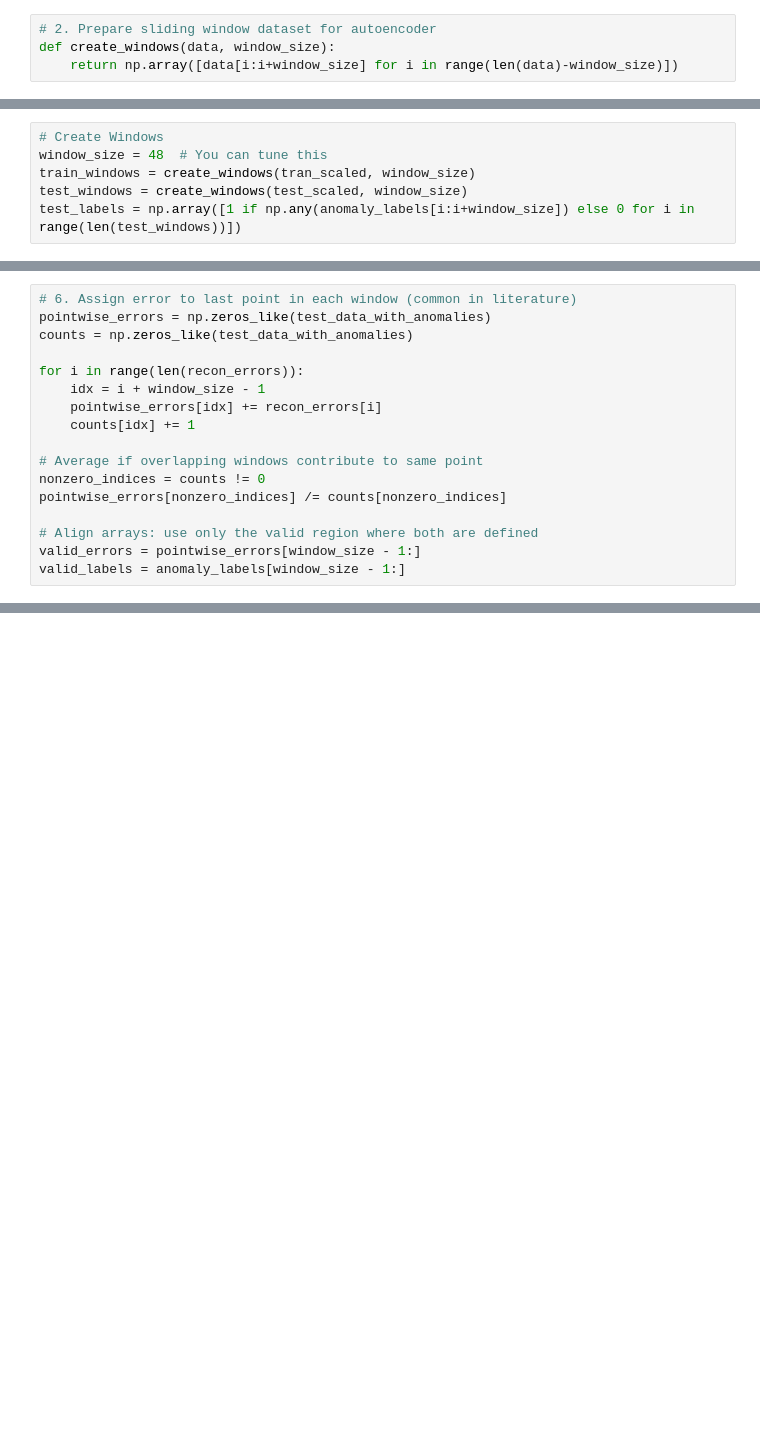
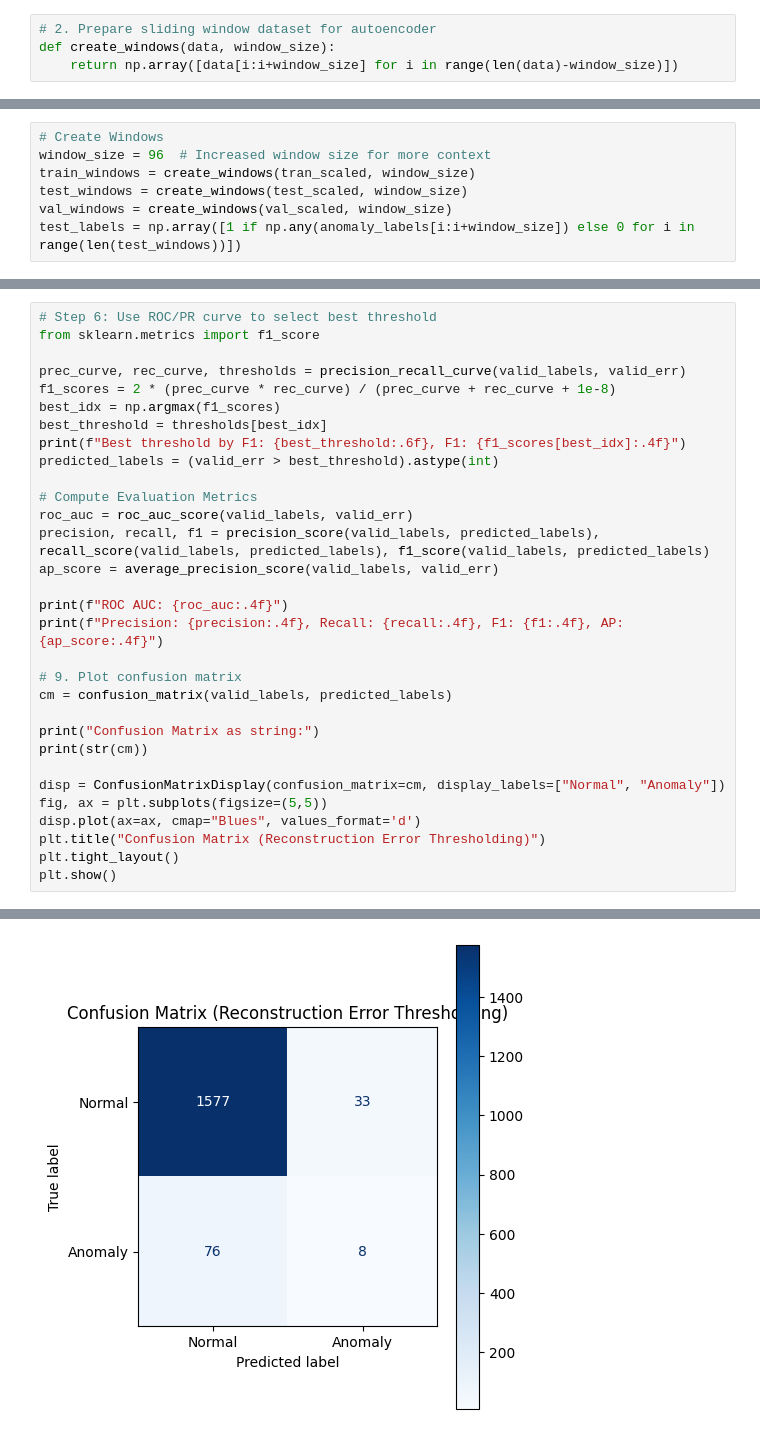
Before and after one commit to beratkaya61/iot_timeseries_machine_learning_updated, a Jupyter notebook: iot-timeseries-forecasting/updated_notebooks/2.2_lstm_autoencoder_anomaly_detect.ipynb, the cells around one changed output, grey strips where cells are left out. Drawn from its saved outputs; the diff is of its cells as text; blank space fills up the shorter version.

```diff
--- a/iot-timeseries-forecasting/updated_notebooks/2.2_lstm_autoencoder_anomaly_detect.ipynb
+++ b/iot-timeseries-forecasting/updated_notebooks/2.2_lstm_autoencoder_anomaly_detect.ipynb
@@ -65,9 +80,10 @@ tran_scaled= scaler.fit_transform(train_df["OT"].values.reshape(-1, 1)).flatten(
 test_scaled = scaler.transform(test_data_with_anomalies.reshape(-1, 1)).flatten()
 # %%
 # Create Windows
-window_size = 48  # You can tune this
+window_size = 96  # Increased window size for more context
 train_windows = create_windows(tran_scaled, window_size)
 test_windows = create_windows(test_scaled, window_size)
+val_windows = create_windows(val_scaled, window_size)
 test_labels = np.array([1 if np.any(anomaly_labels[i:i+window_size]) else 0 for i in range(len(test_windows))])
 # %%
 # 3. DataLoader
@@ -160,20 +213,3 @@ recon_errors = np.mean((recon - test_windows_np) ** 2, axis=1)
-# %%
-# 6. Assign error to last point in each window (common in literature)
-pointwise_errors = np.zeros_like(test_data_with_anomalies)
-counts = np.zeros_like(test_data_with_anomalies)
-
-for i in range(len(recon_errors)):
-    idx = i + window_size - 1
-    pointwise_errors[idx] += recon_errors[i]
-    counts[idx] += 1
-
-# Average if overlapping windows contribute to same point
-nonzero_indices = counts != 0
-pointwise_errors[nonzero_indices] /= counts[nonzero_indices]
-
-# Align arrays: use only the valid region where both are defined
-valid_errors = pointwise_errors[window_size - 1:]
-valid_labels = anomaly_labels[window_size - 1:]
 # %%
 # Plot Reconstruction Error over Time
 plt.figure(figsize=(15,5))
@@ -237,0 +300,32 @@ plt.show()
+# %%
+# Step 6: Use ROC/PR curve to select best threshold
+from sklearn.metrics import f1_score
+
+prec_curve, rec_curve, thresholds = precision_recall_curve(valid_labels, valid_err)
+f1_scores = 2 * (prec_curve * rec_curve) / (prec_curve + rec_curve + 1e-8)
+best_idx = np.argmax(f1_scores)
+best_threshold = thresholds[best_idx]
+print(f"Best threshold by F1: {best_threshold:.6f}, F1: {f1_scores[best_idx]:.4f}")
+predicted_labels = (valid_err > best_threshold).astype(int)
+
+# Compute Evaluation Metrics
+roc_auc = roc_auc_score(valid_labels, valid_err)
+precision, recall, f1 = precision_score(valid_labels, predicted_labels), recall_score(valid_labels, predicted_labels), f1_score(valid_labels, predicted_labels)
+ap_score = average_precision_score(valid_labels, valid_err)
+
+print(f"ROC AUC: {roc_auc:.4f}")
+print(f"Precision: {precision:.4f}, Recall: {recall:.4f}, F1: {f1:.4f}, AP: {ap_score:.4f}")
+
+# 9. Plot confusion matrix
+cm = confusion_matrix(valid_labels, predicted_labels)
+
+print("Confusion Matrix as string:")
+print(str(cm))
+
+disp = ConfusionMatrixDisplay(confusion_matrix=cm, display_labels=["Normal", "Anomaly"])
+fig, ax = plt.subplots(figsize=(5,5))
+disp.plot(ax=ax, cmap="Blues", values_format='d')
+plt.title("Confusion Matrix (Reconstruction Error Thresholding)")
+plt.tight_layout()
+plt.show()
+# %% [output]
@@ -237,0 +338 @@ plt.show()
+[figure, added]
```
Also changed, not shown: parts of 14 cells of this notebook, 1 other file.
